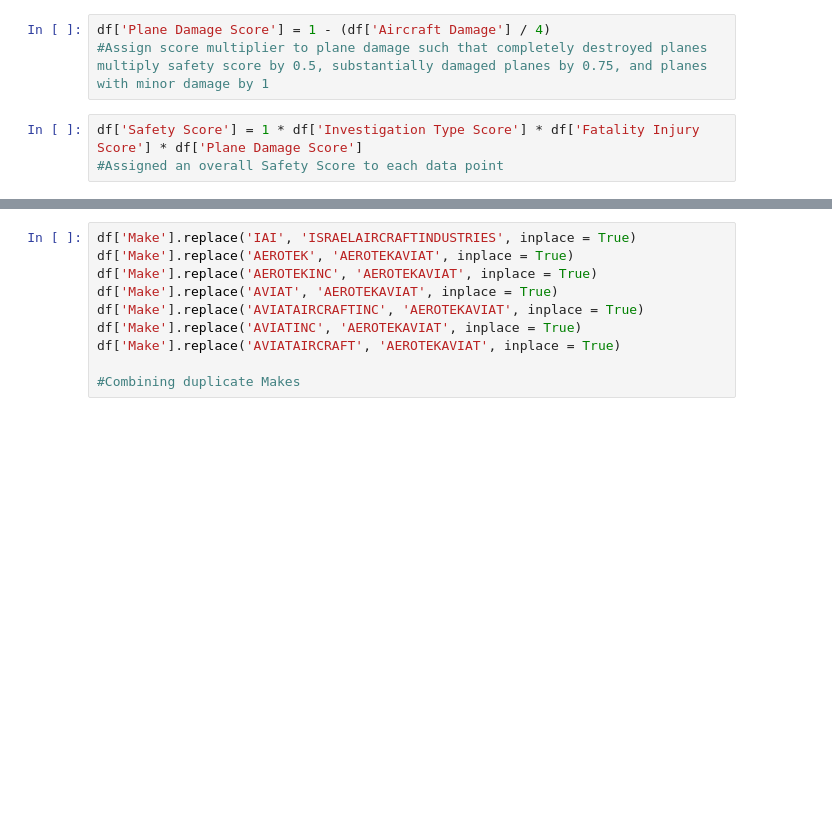
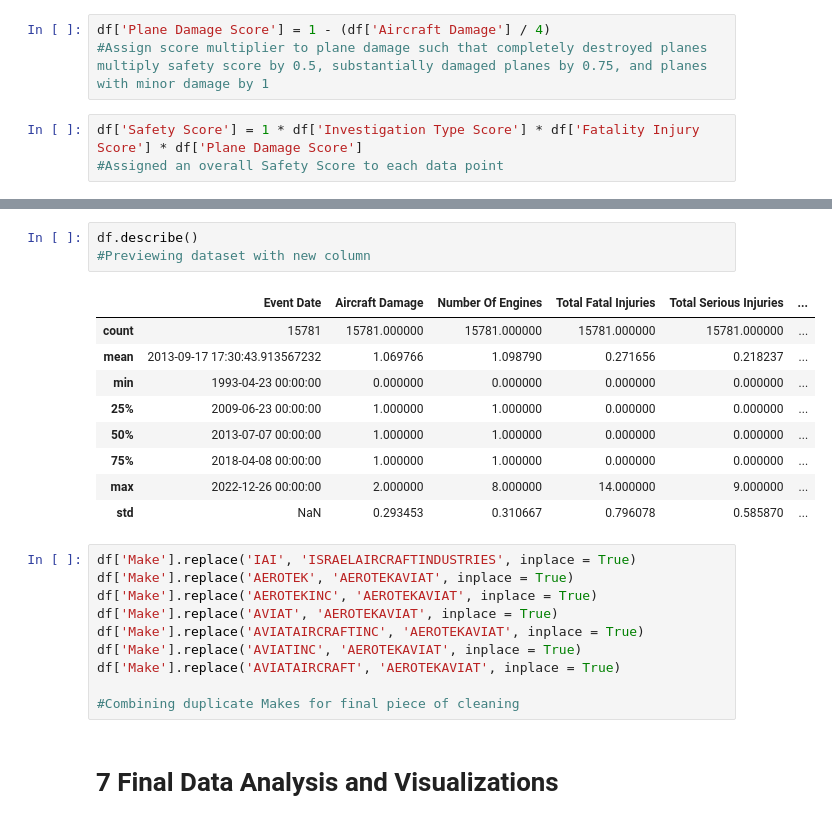
Before and after one commit to Bekahlmc/Ranking-Safest-Private-Planes, a Jupyter notebook: Ranking_Safest_Private_Planes.ipynb, the cells around one changed output, grey strips where cells are left out. Drawn from its saved outputs; the diff is of its cells as text; blank space fills up the shorter version.

```diff
--- a/Ranking_Safest_Private_Planes.ipynb
+++ b/Ranking_Safest_Private_Planes.ipynb
@@ -103,3 +793,16 @@ df['Safety Score'] = 1 * df['Investigation Type Score'] * df['Fatality Injury Sc
+# %%
+df.describe()
+#Previewing dataset with new column
+# %% [output]
+|  | Event Date | Aircraft Damage | Number Of Engines | Total Fatal Injuries | Total Serious Injuries | ... |
+| count | 15781 | 15781.000000 | 15781.000000 | 15781.000000 | 15781.000000 | ... |
+| mean | 2013-09-17 17:30:43.913567232 | 1.069766 | 1.098790 | 0.271656 | 0.218237 | ... |
+| min | 1993-04-23 00:00:00 | 0.000000 | 0.000000 | 0.000000 | 0.000000 | ... |
+| 25% | 2009-06-23 00:00:00 | 1.000000 | 1.000000 | 0.000000 | 0.000000 | ... |
+| 50% | 2013-07-07 00:00:00 | 1.000000 | 1.000000 | 0.000000 | 0.000000 | ... |
+| 75% | 2018-04-08 00:00:00 | 1.000000 | 1.000000 | 0.000000 | 0.000000 | ... |
+| max | 2022-12-26 00:00:00 | 2.000000 | 8.000000 | 14.000000 | 9.000000 | ... |
+| std | NaN | 0.293453 | 0.310667 | 0.796078 | 0.585870 | ... |
 # %%
 df['Make'].replace('IAI', 'ISRAELAIRCRAFTINDUSTRIES', inplace = True)
 df['Make'].replace('AEROTEK', 'AEROTEKAVIAT', inplace = True)
@@ -109,4 +812,6 @@ df['Make'].replace('AVIATAIRCRAFTINC', 'AEROTEKAVIAT', inplace = True)
 df['Make'].replace('AVIATINC', 'AEROTEKAVIAT', inplace = True)
 df['Make'].replace('AVIATAIRCRAFT', 'AEROTEKAVIAT', inplace = True)
 
-#Combining duplicate Makes
+#Combining duplicate Makes for final piece of cleaning
+# %% [markdown]
+# 7 Final Data Analysis and Visualizations
```
Also changed, not shown: parts of 81 cells of this notebook.
